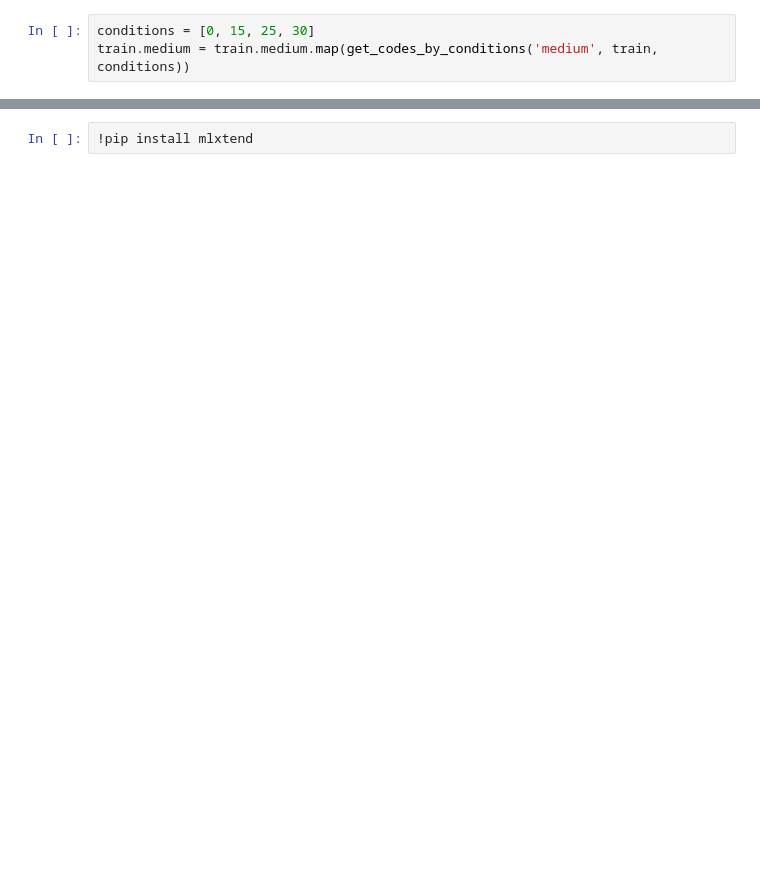
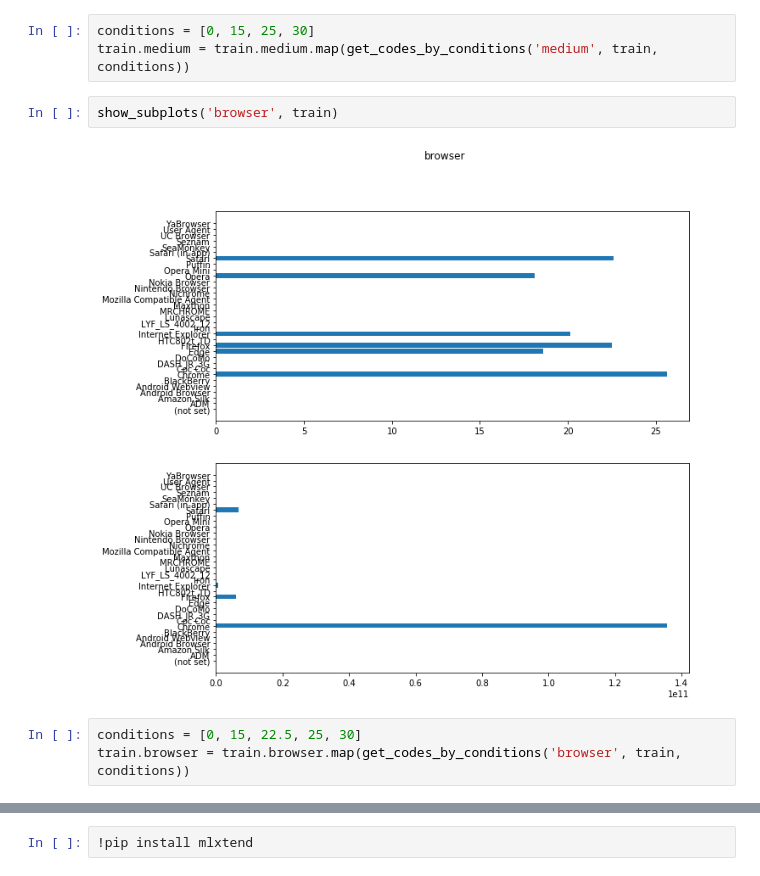
Before and after one commit to Knzaytsev/IntroductionToML, a Jupyter notebook: 3 lab/3 lab.ipynb, the cells around one changed output, grey strips where cells are left out. Saved outputs shown, nothing was run; the diff lists cells and outputs as text; blank space fills up the shorter version.

```diff
--- a/3 lab/3 lab.ipynb
+++ b/3 lab/3 lab.ipynb
@@ -158,3 +151,10 @@ show_subplots('campaign', train)
 # %%
 conditions = [0, 15, 25, 30]
 train.medium = train.medium.map(get_codes_by_conditions('medium', train, conditions))
+# %%
+show_subplots('browser', train)
+# %% [output]
+[figure, added]
+# %%
+conditions = [0, 15, 22.5, 25, 30]
+train.browser = train.browser.map(get_codes_by_conditions('browser', train, conditions))
```
Also changed, not shown: parts of 29 cells of this notebook.
